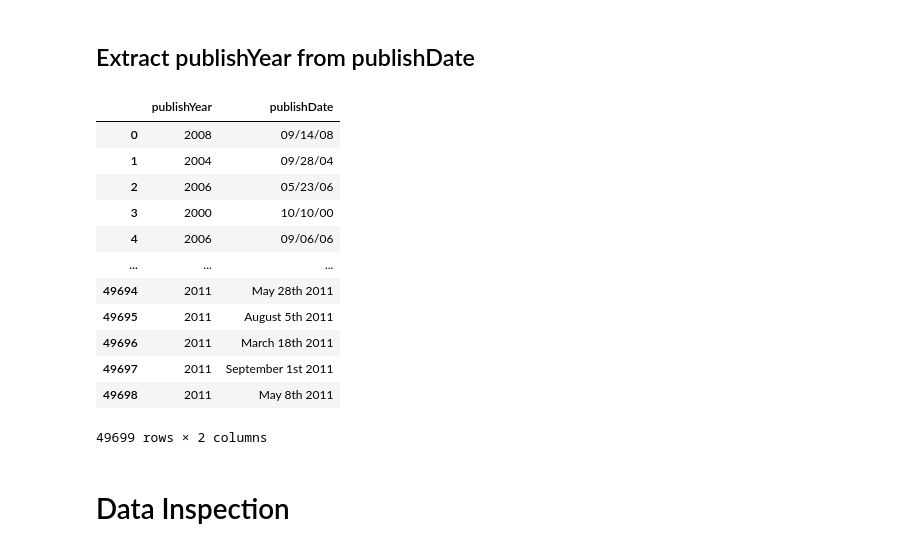
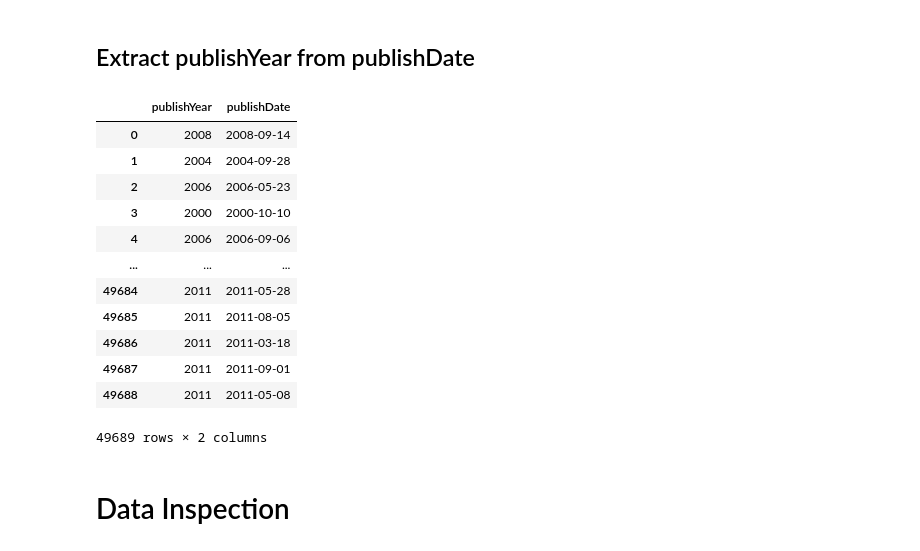
Before and after one commit to cpapasotiri/Data-Mining-Techniques, a Jupyter notebook: Projects/project2/sdi1900151_project2.ipynb, the cells around one changed output. Saved outputs shown, nothing was run; the diff lists cells and outputs as text; code cells hidden in the pictures.

Commit message:
rm errors

```diff
--- a/Projects/project2/sdi1900151_project2.ipynb
+++ b/Projects/project2/sdi1900151_project2.ipynb
@@ -11,7 +11,7 @@ import numpy as np
 # %% [markdown]
 ## Insert data from books_1.Best_Books_Ever.csv file
 # %%
-df = pd.read_csv('/content/drive/MyDrive/DIT/8ο εξάμηνο/ΤΕΧΝΙΚΕΣ ΕΞΟΡΥΞΗΣ ΔΕΔΟΜΕΝΩΝ/TEDE/Projects/project2/books_1.Best_Books_Ever.csv')
+df = pd.read_csv('books_1.Best_Books_Ever.csv')
 df
 # %% [output]
 |  | bookId | title | series | author | rating | description | language | isbn | genres | characters | ... |
@@ -70,8 +70,8 @@ df = df.astype({'ratingStar5':'string', 'ratingStar4':'string', 'ratingStar3':'s
 
 # remove unwanted characters ( ', [, ] )
 df[['ratingStar5', 'ratingStar4', 'ratingStar3', 'ratingStar2', 'ratingStar1']] = df[['ratingStar5', 'ratingStar4', 'ratingStar3', 'ratingStar2', 'ratingStar1']].replace({"'" : ""}, regex=True)
-df['ratingStar5'] = df['ratingStar5'].str.replace('[', '', regex=True)
-df['ratingStar1'] = df['ratingStar1'].str.replace(']', '', regex=True)
+df['ratingStar5'] = df['ratingStar5'].str.replace('\[', '', regex=True)
+df['ratingStar1'] = df['ratingStar1'].str.replace('\]', '', regex=True)
 
 # convert strings to ints
 convert_str_to_int('ratingStar5')
@@ -103,7 +103,7 @@ df.loc[:, ['ratingStar5', 'ratingStar4', 'ratingStar3', 'ratingStar2', 'ratingSt
 # %%
 # split book genres and keep the 1st genre as string
 df['genreSingle'] = df['genres'].str.split(",", n=0, expand=True)[0]
-df['genreSingle'] = df['genreSingle'].str.replace('[', '', regex=True)
+df['genreSingle'] = df['genreSingle'].str.replace('\[', '', regex=True)
 df['genreSingle'] = df['genreSingle'].str.replace("'", '', regex=True)
 df['genreSingle'] = df['genreSingle'].astype('string')
 
@@ -128,37 +128,33 @@ Name: genreSingle, Length: 51140, dtype: string
 # %% [markdown]
 ## Extract publishYear from publishDate
 # %%
-df['publishYear'] = df['publishDate'].astype('string')
-# check for NaN dates
-if (df['publishYear'].isnull().values.any() == True):
-  # drop them & reset indexing
-  df = df.dropna(subset=['publishYear']).reset_index(drop=True)
+# Convert 'publishDate' to datetime format
+df['publishDate'] = pd.to_datetime(df['publishDate'], errors='coerce')
 
-# delete rows based on unexpacted values
-df = df.query("publishYear != 'Published'")
-df = df[df['publishYear'].str.contains("publi|book|Books|books|vote|Great") == False]
-df = df.reset_index(drop=True)
+# Drop rows with NaT values in 'publishDate'
+df = df.dropna(subset=['publishDate']).reset_index(drop=True)
 
-# convert strings to datetime
-df['publishYear'] = pd.to_datetime(df['publishYear'], errors='coerce')
-# extract year from datetime
-df['publishYear'] = df['publishYear'].dt.to_period('Y')
+# Dalete rows based on unexpected values
+# df = df[df['publishYear'].str.contains("publi|book|Books|vote|Great") == False].reset_index(drop=True)
+
+# extract year from publishDate
+df['publishYear'] = df['publishDate'].dt.year
 
 df.loc[:, ['publishYear', 'publishDate']]
 # %% [output]
 |  | publishYear | publishDate |
-| 0 | 2008 | 09/14/08 |
-| 1 | 2004 | 09/28/04 |
-| 2 | 2006 | 05/23/06 |
-| 3 | 2000 | 10/10/00 |
-| 4 | 2006 | 09/06/06 |
+| 0 | 2008 | 2008-09-14 |
+| 1 | 2004 | 2004-09-28 |
+| 2 | 2006 | 2006-05-23 |
+| 3 | 2000 | 2000-10-10 |
+| 4 | 2006 | 2006-09-06 |
 | ... | ... | ... |
-| 49694 | 2011 | May 28th 2011 |
-| 49695 | 2011 | August 5th 2011 |
-| 49696 | 2011 | March 18th 2011 |
-| 49697 | 2011 | September 1st 2011 |
-| 49698 | 2011 | May 8th 2011 |
+| 49684 | 2011 | 2011-05-28 |
+| 49685 | 2011 | 2011-08-05 |
+| 49686 | 2011 | 2011-03-18 |
+| 49687 | 2011 | 2011-09-01 |
+| 49688 | 2011 | 2011-05-08 |
-49699 rows × 2 columns
+49689 rows × 2 columns
 # %% [markdown]
 # Data Inspection
 # %% [markdown]
```
Also changed, not shown: parts of 7 cells of this notebook.
